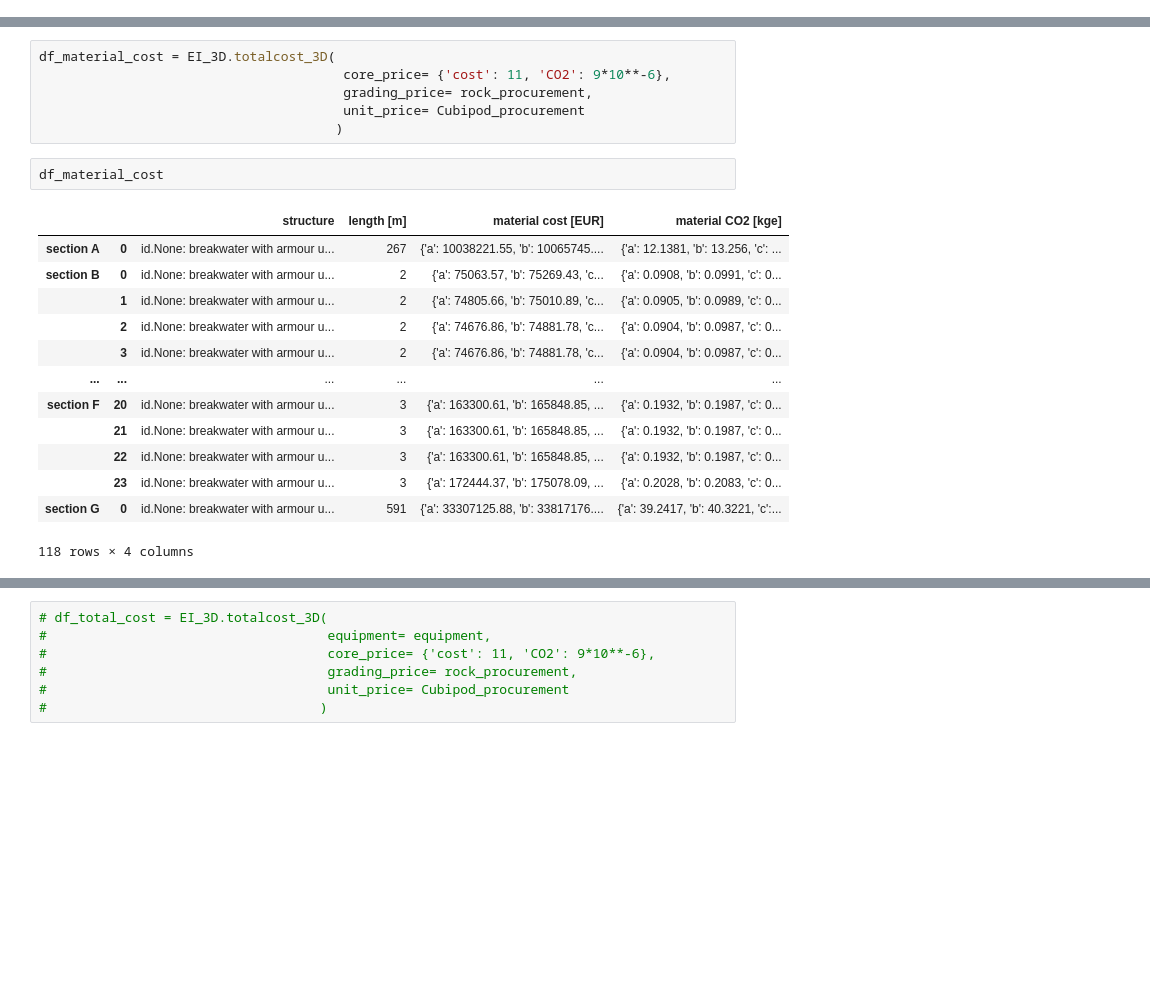
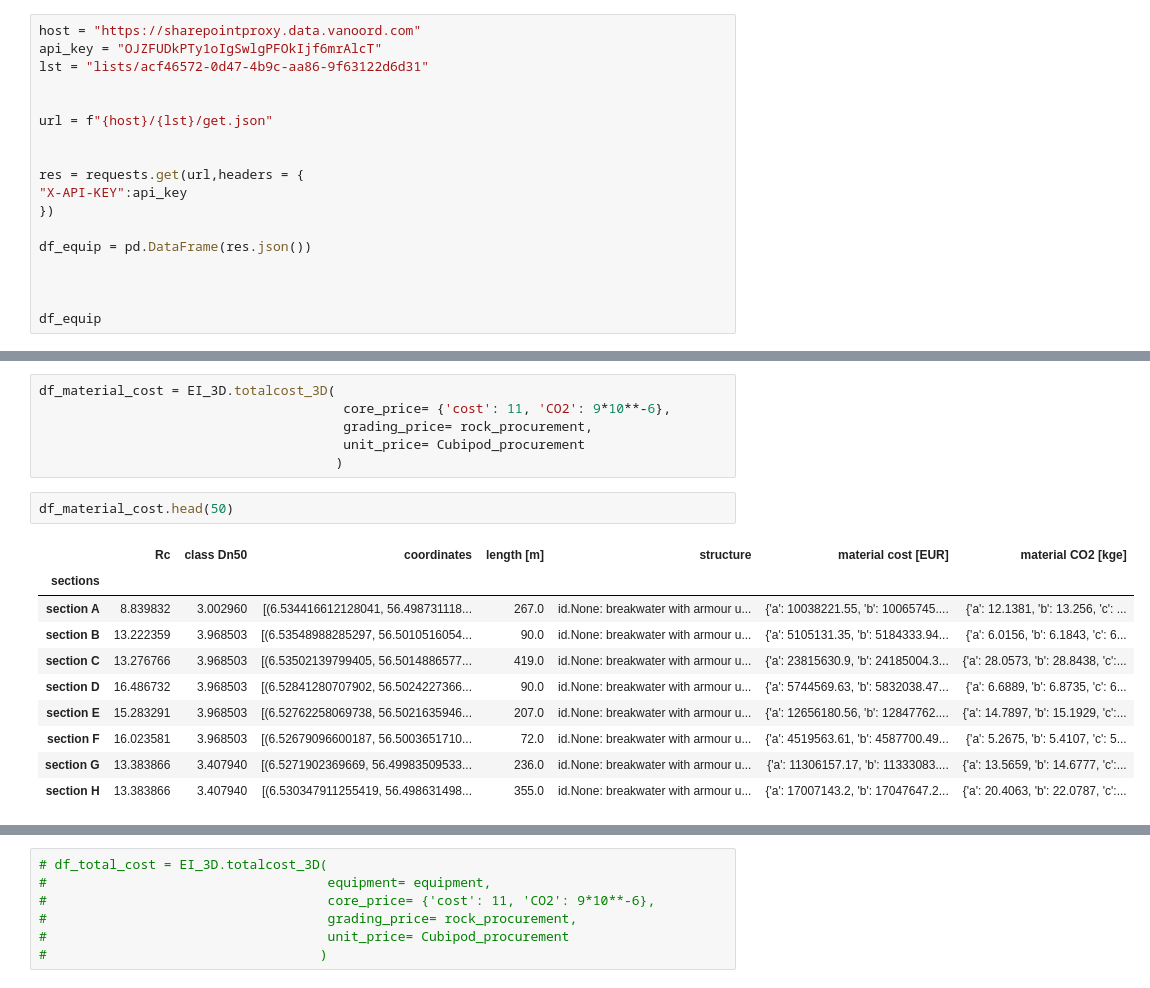
Before and after one commit to Sander-w/breakwater, a Jupyter notebook: Notebooks/Input_Automation.ipynb, the cells around one changed output, grey strips where cells are left out. Cells and saved outputs as stored; diff of their text form; blank space fills up the shorter version.

```diff
--- a/Notebooks/Input_Automation.ipynb
+++ b/Notebooks/Input_Automation.ipynb
@@ -73,0 +119,18 @@ q = df_input_damage['Overtopping accepted q (l/s/m)'].values[0]
+# %%
+host = "https://sharepointproxy.data.vanoord.com"
+api_key = "OJZFUDkPTy1oIgSwlgPFOkIjf6mrAlcT"
+lst = "lists/acf46572-0d47-4b9c-aa86-9f63122d6d31"
+
+
+url = f"{host}/{lst}/get.json"
+
+
+res = requests.get(url,headers = {
+"X-API-KEY":api_key
+})
+
+df_equip = pd.DataFrame(res.json())
+
+
+
+df_equip
@@ -322,18 +440,15 @@ df_material_cost = EI_3D.totalcost_3D(
                                        unit_price= Cubipod_procurement
                                       )
 # %%
-df_material_cost
+df_material_cost.head(50)
 # %% [output]
-|  |  | structure | length [m] | material cost [EUR] | material CO2 [kge] |
-| section A | 0 | id.None: breakwater with armour u... | 267 | {'a': 10038221.55, 'b': 10065745.... | {'a': 12.1381, 'b': 13.256, 'c': ... |
-| section B | 0 | id.None: breakwater with armour u... | 2 | {'a': 75063.57, 'b': 75269.43, 'c... | {'a': 0.0908, 'b': 0.0991, 'c': 0... |
-|  | 1 | id.None: breakwater with armour u... | 2 | {'a': 74805.66, 'b': 75010.89, 'c... | {'a': 0.0905, 'b': 0.0989, 'c': 0... |
-|  | 2 | id.None: breakwater with armour u... | 2 | {'a': 74676.86, 'b': 74881.78, 'c... | {'a': 0.0904, 'b': 0.0987, 'c': 0... |
-|  | 3 | id.None: breakwater with armour u... | 2 | {'a': 74676.86, 'b': 74881.78, 'c... | {'a': 0.0904, 'b': 0.0987, 'c': 0... |
-| ... | ... | ... | ... | ... | ... |
-| section F | 20 | id.None: breakwater with armour u... | 3 | {'a': 163300.61, 'b': 165848.85, ... | {'a': 0.1932, 'b': 0.1987, 'c': 0... |
-|  | 21 | id.None: breakwater with armour u... | 3 | {'a': 163300.61, 'b': 165848.85, ... | {'a': 0.1932, 'b': 0.1987, 'c': 0... |
-|  | 22 | id.None: breakwater with armour u... | 3 | {'a': 163300.61, 'b': 165848.85, ... | {'a': 0.1932, 'b': 0.1987, 'c': 0... |
-|  | 23 | id.None: breakwater with armour u... | 3 | {'a': 172444.37, 'b': 175078.09, ... | {'a': 0.2028, 'b': 0.2083, 'c': 0... |
-| section G | 0 | id.None: breakwater with armour u... | 591 | {'a': 33307125.88, 'b': 33817176.... | {'a': 39.2417, 'b': 40.3221, 'c':... |
+|  | Rc | class Dn50 | coordinates | length [m] | structure | material cost [EUR] | material CO2 [kge] |
+| sections |  |  |  |  |  |  |  |
+| section A | 8.839832 | 3.002960 | [(6.534416612128041, 56.498731118... | 267.0 | id.None: breakwater with armour u... | {'a': 10038221.55, 'b': 10065745.... | {'a': 12.1381, 'b': 13.256, 'c': ... |
+| section B | 13.222359 | 3.968503 | [(6.53548988285297, 56.5010516054... | 90.0 | id.None: breakwater with armour u... | {'a': 5105131.35, 'b': 5184333.94... | {'a': 6.0156, 'b': 6.1843, 'c': 6... |
+| section C | 13.276766 | 3.968503 | [(6.53502139799405, 56.5014886577... | 419.0 | id.None: breakwater with armour u... | {'a': 23815630.9, 'b': 24185004.3... | {'a': 28.0573, 'b': 28.8438, 'c':... |
+| section D | 16.486732 | 3.968503 | [(6.52841280707902, 56.5024227366... | 90.0 | id.None: breakwater with armour u... | {'a': 5744569.63, 'b': 5832038.47... | {'a': 6.6889, 'b': 6.8735, 'c': 6... |
+| section E | 15.283291 | 3.968503 | [(6.52762258069738, 56.5021635946... | 207.0 | id.None: breakwater with armour u... | {'a': 12656180.56, 'b': 12847762.... | {'a': 14.7897, 'b': 15.1929, 'c':... |
+| section F | 16.023581 | 3.968503 | [(6.52679096600187, 56.5003651710... | 72.0 | id.None: breakwater with armour u... | {'a': 4519563.61, 'b': 4587700.49... | {'a': 5.2675, 'b': 5.4107, 'c': 5... |
+| section G | 13.383866 | 3.407940 | [(6.5271902369669, 56.49983509533... | 236.0 | id.None: breakwater with armour u... | {'a': 11306157.17, 'b': 11333083.... | {'a': 13.5659, 'b': 14.6777, 'c':... |
+| section H | 13.383866 | 3.407940 | [(6.530347911255419, 56.498631498... | 355.0 | id.None: breakwater with armour u... | {'a': 17007143.2, 'b': 17047647.2... | {'a': 20.4063, 'b': 22.0787, 'c':... |
-118 rows × 4 columns
```
Also changed, not shown: parts of 15 cells of this notebook, 8 other files.
